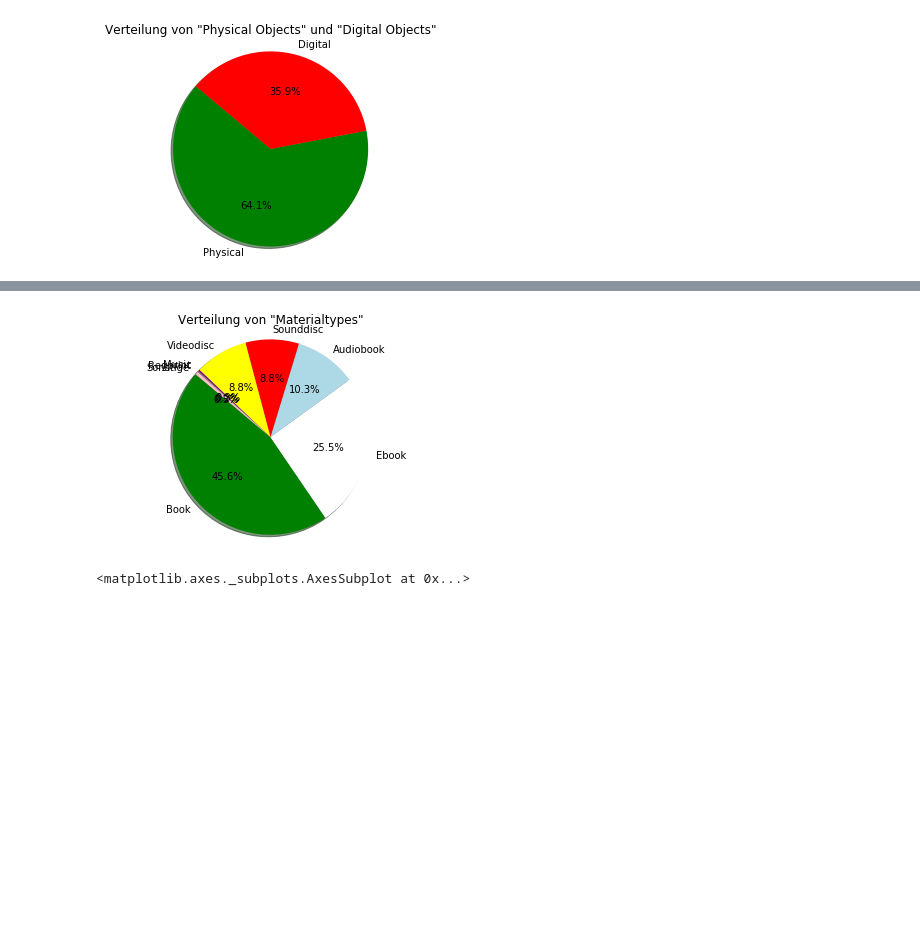
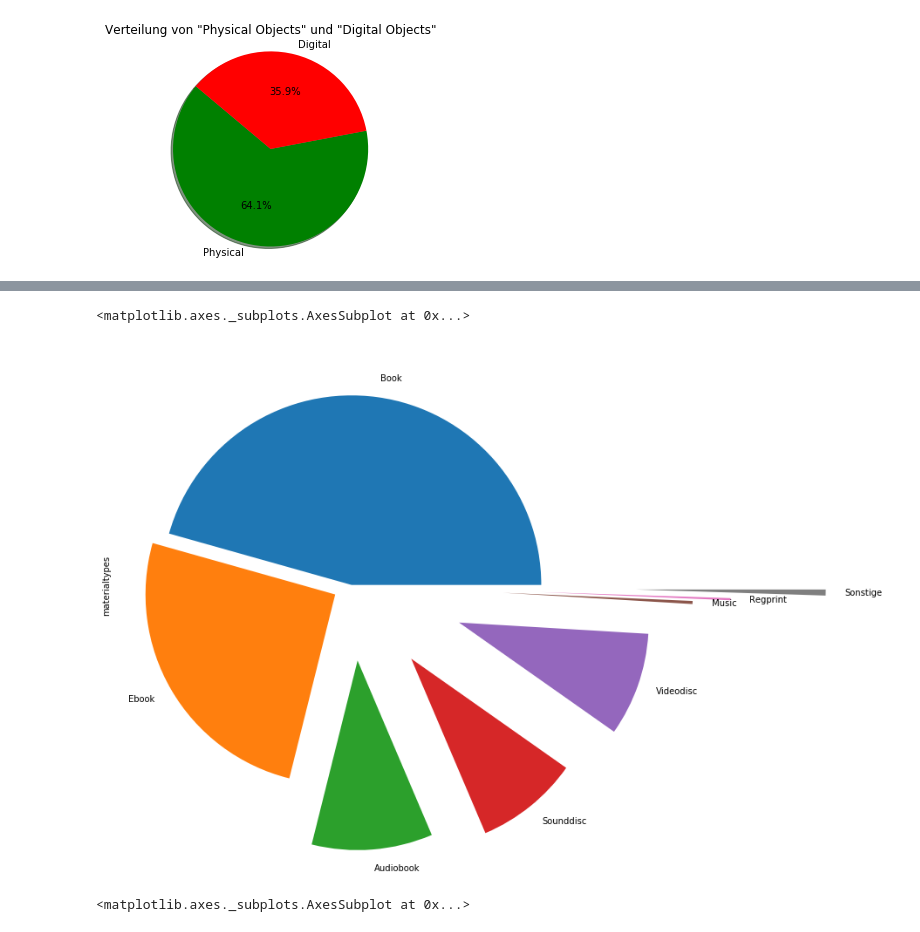
Before and after one commit to KataSchubert/M19_19.3_WPM_T9.2_Schubert, a Jupyter notebook: T9.2_Aufgabe_Python.ipynb, the cells around one changed output, grey strips where cells are left out. Drawn from its saved outputs; the diff is of its cells as text; code cells hidden in the pictures; blank space fills up the shorter version.

```diff
--- a/T9.2_Aufgabe_Python.ipynb
+++ b/T9.2_Aufgabe_Python.ipynb
@@ -199,23 +212,18 @@ Name: materialtype, dtype: int64
 # %%
-# Es gibt 16 verschiedene Arten von Medien, die in Seattle ausgeliehen werden können. Diesmal wird keine Variable erstellt, da nicht alle oben ermittelten Werte im Kreisdiagramm dargestellt werden sollen. Die letzten neun Werte sollen nämlich als "Sonstiges" im Kreisdiagramm zu finden sein und werden deshalb zusammengerechnet.
+# Es gibt 16 verschiedene Arten von Medien, die in Seattle ausgeliehen werden können.
+# Diesmal wird keine Variable erstellt, da nicht alle oben ermittelten Werte im Kreisdiagramm dargestellt werden sollen.
+# Die letzten neun Werte sollen nämlich als "Sonstiges" im Kreisdiagramm zu finden sein und werden deshalb zusammengerechnet.
 # Schlussendlich werden die Parameter für das Kreisdiagramm erstellt.
+# Diesmal soll die Ergebnisse in Form eines "explodierten" Kreisdiagramms dargestellt werden.
 
-labels = ['Book', 'Ebook', 'Audiobook', 'Sounddisc', 'Videodisc', 'Music', 'Regprint', 'Sonstige']
-sizes = [4563, 2548, 1029, 883, 882, 26, 18, 51]
-colors = ['green', 'white', 'lightblue', 'red', 'yellow', 'purple', 'gray', 'pink', 'orange']
-
-plt.pie(sizes,
-        labels=labels,
-        colors=colors,
-        autopct='%1.1f%%',
-        shadow=True,
-        startangle=140)
-
-plt.title('Verteilung von "Materialtypes"')
-
-plt.axis('equal')
-
-plt.show()
+materialtypes = ['Book', 'Ebook', 'Audiobook', 'Sounddisc', 'Videodisc', 'Music', 'Regprint', 'Sonstige']
+series = pd.Series([4563, 2548, 1029, 883, 882, 26, 18, 51],
+                   index=materialtypes,
+                   name='materialtypes')
+explode = [0, 0.10, 0.40, 0.5, 0.6, 0.8, 1, 1.5]
+series.plot.pie(figsize=(10, 10),
+               explode=explode)
 # %% [output]
+<matplotlib.axes._subplots.AxesSubplot at 0x...>
-[figure, old version]
+[figure, new version]
 # %%
```
Also changed, not shown: parts of 18 cells of this notebook.
